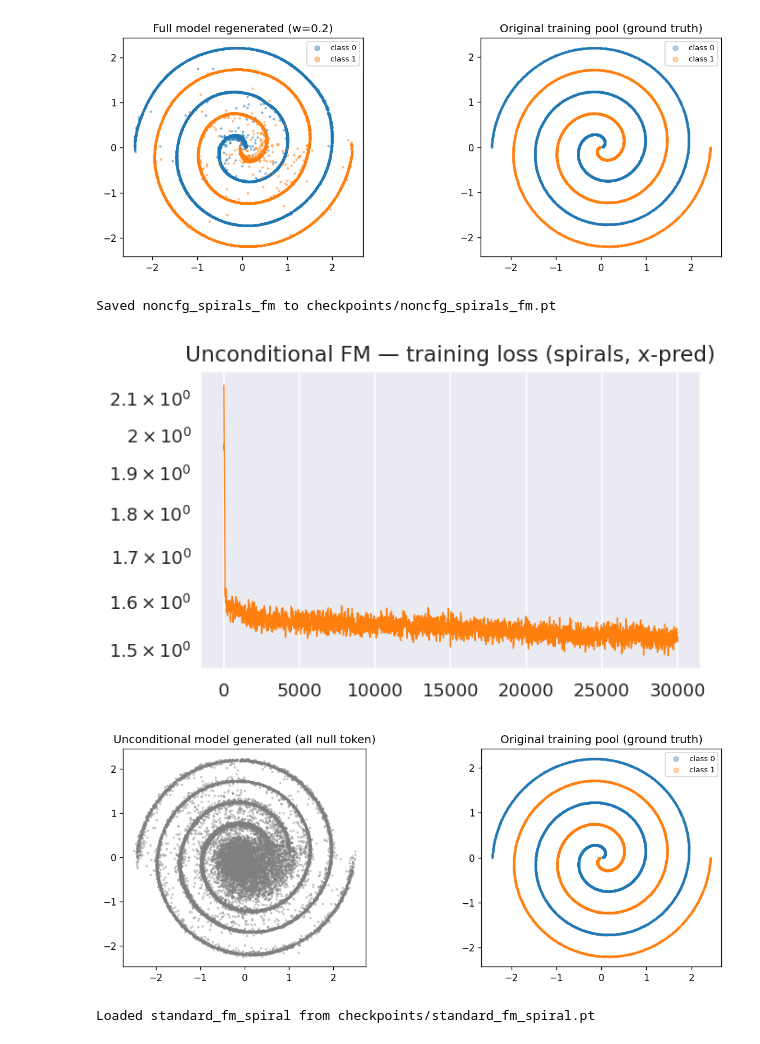
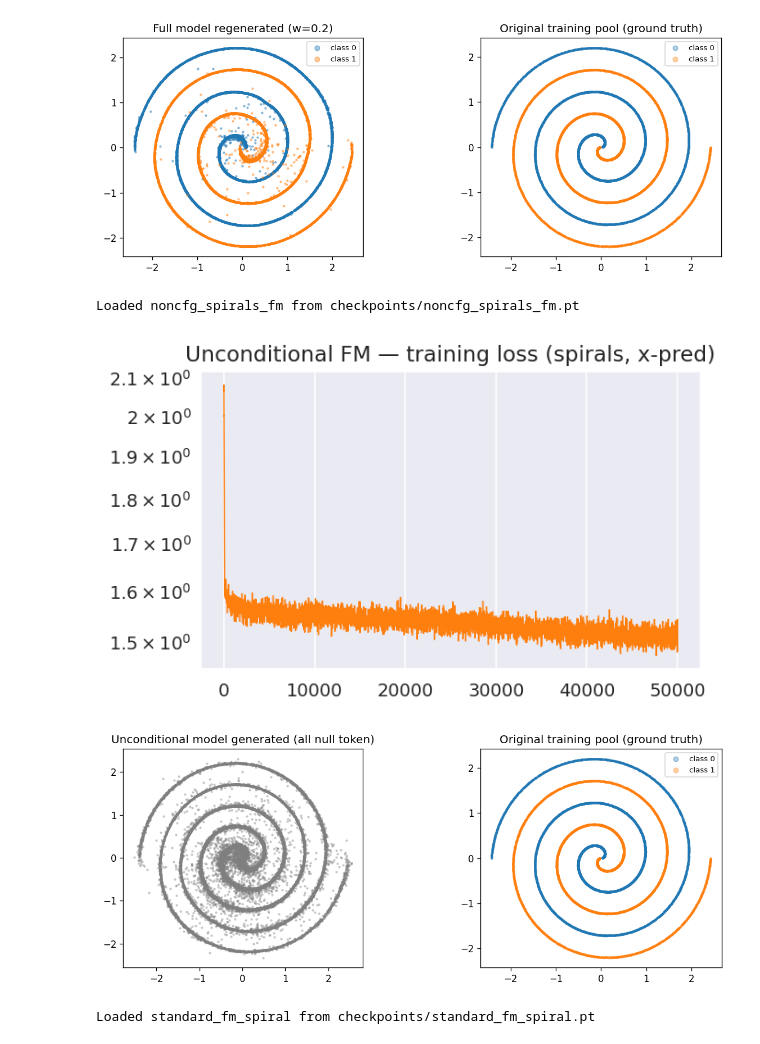
Before and after one commit to etienne87/diffusion_tutorials, a Jupyter notebook: notebooks/semi_supervised_with_cfg.ipynb, the cells around one changed output. Drawn from its saved outputs; the diff is of its cells as text; code cells hidden in the pictures.

```diff
--- a/notebooks/semi_supervised_with_cfg.ipynb
+++ b/notebooks/semi_supervised_with_cfg.ipynb
@@ -350,46 +350,46 @@ Loaded cfg_full_spirals_xpred from checkpoints/cfg_full_spirals_xpred.pt
 # single constant "null" vector that carries no class information.
 label_mask_dev_zero = torch.zeros_like(label_mask_dev, dtype=torch.bool)  # all False → all labels masked
 noncfg_model = CondMLP(num_in=2, hidden=32, n_classes=N_CLASSES, time_dim=32, cond_dim=32,
-                       n_residual=7, x_prediction=False)
+                       n_residual=4, x_prediction=False)
 noncfg_model_step = make_semi_train_step(p_uncond=0.0, null_idx=noncfg_model.null_idx,
                                          label_mask_vec=label_mask_dev_zero)
 
 noncfg_losses = load_or_train(
     noncfg_model, name="noncfg_spirals_fm", train_step=noncfg_model_step,
-    data=pool_x, niter=30000, lr=1e-3,
+    data=pool_x, niter=50000, lr=1e-3,
     ckpt_dir="checkpoints", batch_size=1024,
     load=True, save=True,
 )
 
 with sns.axes_style("darkgrid"):
     fig, ax = plt.subplots(figsize=(5, 3), dpi=140)
     ax.semilogy(noncfg_losses, lw=0.7, color='tab:orange')
     ax.set_title('Unconditional FM — training loss (spirals, x-pred)')
     plt.show()
 
 # w=-1 collapses to pure unconditional (null token only). Labels don't distinguish
 # classes here so we just plot all generated points in a single colour.
 N_GEN_NONCFG_VIS  = 20000
 labels_noncfg_vis = torch.zeros(N_GEN_NONCFG_VIS, dtype=torch.long)
 gen_noncfg_x      = sample_cfg(noncfg_model, labels_noncfg_vis, w=-1.0, n_steps=50)
 
 fig, axes = plt.subplots(1, 2, figsize=(11, 4), dpi=120)
 axes[0].scatter(gen_noncfg_x[:, 0], gen_noncfg_x[:, 1], s=3, alpha=0.3, color='tab:gray')
 axes[0].set_title('Unconditional model generated (all null token)')
 axes[0].set_aspect('equal')
 for k in range(N_CLASSES):
     m = pool_y.numpy() == k
     axes[1].scatter(pool_x[m, 0], pool_x[m, 1], s=3, alpha=0.35,
                     color=palette(k), label=f'class {k}')
 axes[1].set_title('Original training pool (ground truth)')
 axes[1].set_aspect('equal')
 axes[1].legend(markerscale=3, fontsize=8)
 plt.tight_layout()
 plt.show()
 # %% [output]
-Saved noncfg_spirals_fm to checkpoints/noncfg_spirals_fm.pt
+Loaded noncfg_spirals_fm from checkpoints/noncfg_spirals_fm.pt
-[figure, old version]
+[figure, new version]
-[figure, old version]
+[figure, new version]
 # %%
 
 # Standard unconditional flow matching : it works
```
Also changed, not shown: parts of 1 cell of this notebook.
